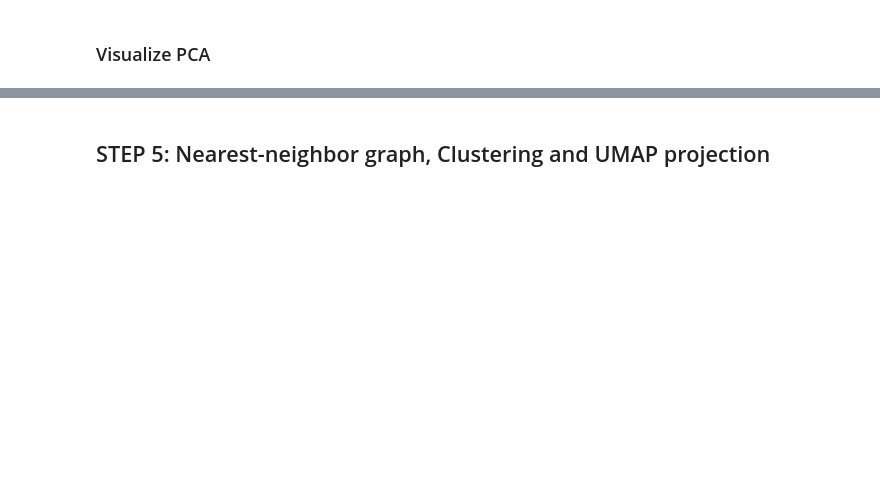
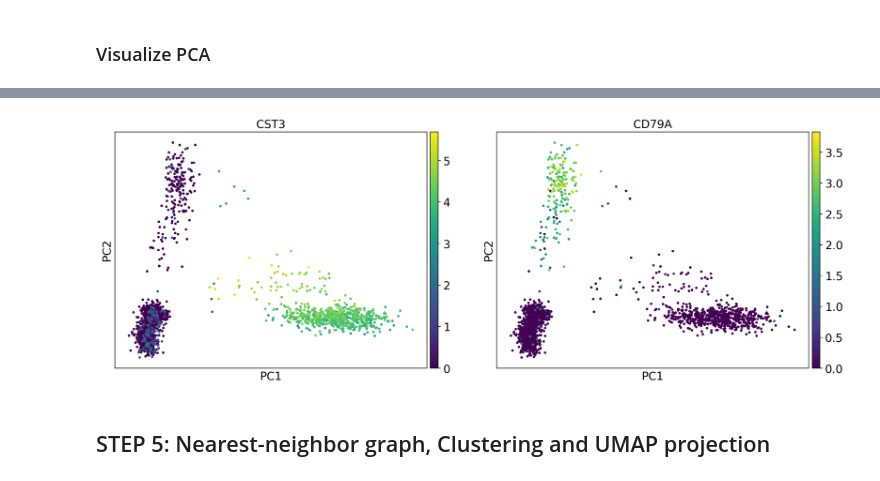
Before and after one commit to charlesrcrain/bms225a, a Jupyter notebook: bms225a_ds_workshop_3_student_notebook_2025.ipynb, the cells around one changed output, grey strips where cells are left out. Cells and saved outputs as stored; diff of their text form; code cells hidden in the pictures; blank space fills up the shorter version.

```diff
--- a/bms225a_ds_workshop_3_student_notebook_2025.ipynb
+++ b/bms225a_ds_workshop_3_student_notebook_2025.ipynb
@@ -147,5 +238,7 @@ sc.pl.scatter(adata, "log1p_total_counts", "pct_counts_mt", color="log1p_n_genes
 # Hint: AnnData can be sliced as a dataframe based on a condition (logical expression). E.g., df[df['age']>20]
 # for AnnData the condition can be computed based on the obs dataframe: e.g., adata[ obs dataframe column is greater than 5 ]
 # After slicing adata, don't forget to save the output back to adata: e.g. as we update a df variable df=df[df['age']>20].
+adata = adata[adata.obs.log1p_total_counts > 7.5]
+adata = adata[adata.obs.pct_counts_Mitochondrial < 9]
 # %%
 adata # notice that the number of cells decreased
@@ -174,3 +282,6 @@ adata.obs['predicted_doublet'].value_counts()
 # [🔺] AnnData challenge: filter out detected doublets!
 # Hint1: adata can be sliced as a DataFrame, i.e., adata[ some condition here ]
 # Hint2: adata.obs has the predicted_doublet column which is False for the cells we want to keep
+
+adata = adata[adata.obs['predicted_doublet'] == False]
+adata
@@ -205,3 +348,6 @@ adata.X.sum(1) # the X matrix changed. Each entry is now log(1+x)
 ######################################################
 # [🔺] save the log1p normalized counts to a new layer! Let's call it 'log1p'
 # We want to keep these around (useful for plotting and differential expression analysis) and adata.X will change again later.
+
+adata.layers["log_counts"] = adata.X.copy()
+adata.layers["log_counts"]
@@ -247,5 +442,7 @@ sc.pl.pca(adata,color='patient_id',size=10)
 # %%
-sc.pl.pca(adata,color=['CST3','CD79A'],size=50,layer='log1p')
+sc.pl.pca(adata,color=['CST3','CD79A'],size=50,layer='log_counts')
+# %% [output]
+[figure, added]
 # %% [markdown]
 ## STEP 5: Nearest-neighbor graph, Clustering and UMAP projection
 # %%
```
Also changed, not shown: parts of 53 cells of this notebook.
